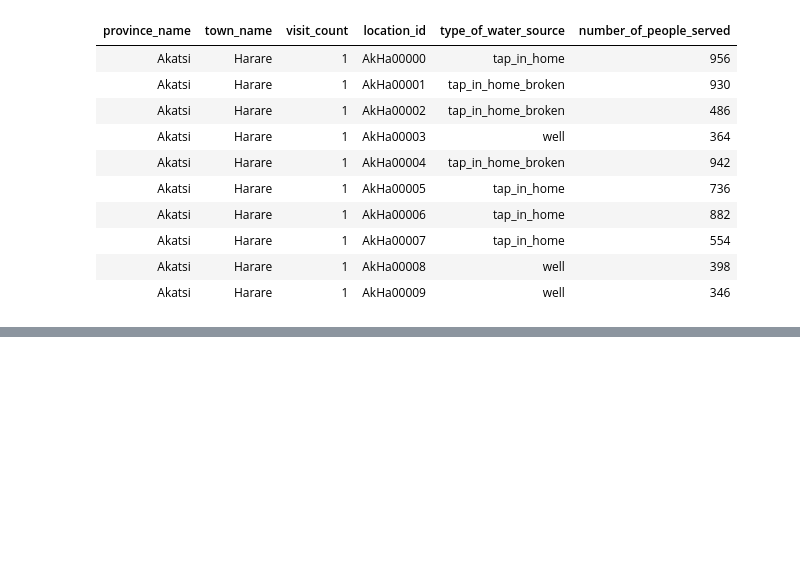
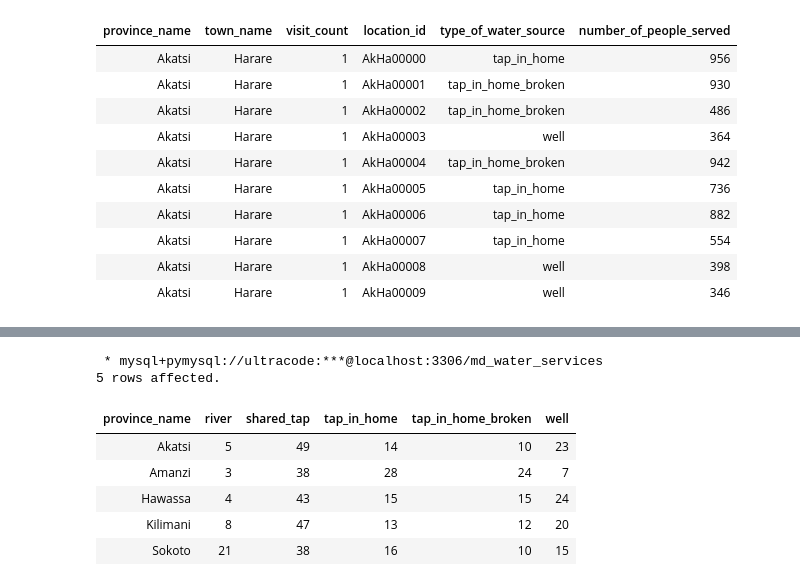
Before and after one commit to Ultra-Code/datascience_exploration, a Jupyter notebook: src/Integrated project - Weaving the data threads of Maji Ndogo's narrative.ipynb, the cells around one changed output, grey strips where cells are left out. Drawn from its saved outputs; the diff is of its cells as text; code cells hidden in the pictures; blank space fills up the shorter version.

```diff
--- a/src/Integrated project - Weaving the data threads of Maji Ndogo's narrative.ipynb
+++ b/src/Integrated project - Weaving the data threads of Maji Ndogo's narrative.ipynb
@@ -807,0 +788,48 @@ SELECT * FROM Records;
+# %%
+%%sql --build a pivot table
+WITH province_totals AS (-- This CTE calculates the population of each province
+SELECT
+    province_name,
+    SUM(people_served) AS total_ppl_serv
+FROM
+    combined_analysis_table
+GROUP BY
+    province_name
+)
+
+SELECT
+    ct.province_name,
+-- These case statements create columns for each type of source.
+-- The results are aggregated and percentages are calculated
+    ROUND((SUM(
+            CASE WHEN source_type = 'river'
+            THEN people_served ELSE 0 END) * 100.0 / pt.total_ppl_serv), 0) AS river,
+    ROUND((SUM(
+            CASE WHEN source_type = 'shared_tap'
+            THEN people_served ELSE 0 END) * 100.0 / pt.total_ppl_serv), 0) AS shared_tap,
+    ROUND((SUM(
+            CASE WHEN source_type = 'tap_in_home'
+            THEN people_served ELSE 0 END) * 100.0 / pt.total_ppl_serv), 0) AS tap_in_home,
+    ROUND((SUM(CASE WHEN source_type = 'tap_in_home_broken'
+            THEN people_served ELSE 0 END) * 100.0 / pt.total_ppl_serv), 0) AS tap_in_home_broken,
+    ROUND((SUM(CASE WHEN source_type = 'well'
+            THEN people_served ELSE 0 END) * 100.0 / pt.total_ppl_serv), 0) AS well
+FROM
+    combined_analysis_table ct
+JOIN
+    province_totals pt
+ON
+    ct.province_name = pt.province_name
+GROUP BY
+    ct.province_name
+ORDER BY
+    ct.province_name;
+# %% [output]
+ * mysql+pymysql://ultracode:***@localhost:3306/md_water_services
+5 rows affected.
+| province_name | river | shared_tap | tap_in_home | tap_in_home_broken | well |
+| Akatsi | 5 | 49 | 14 | 10 | 23 |
+| Amanzi | 3 | 38 | 28 | 24 | 7 |
+| Hawassa | 4 | 43 | 15 | 15 | 24 |
+| Kilimani | 8 | 47 | 13 | 12 | 20 |
+| Sokoto | 21 | 38 | 16 | 10 | 15 |
```
Also changed, not shown: parts of 3 cells of this notebook.
